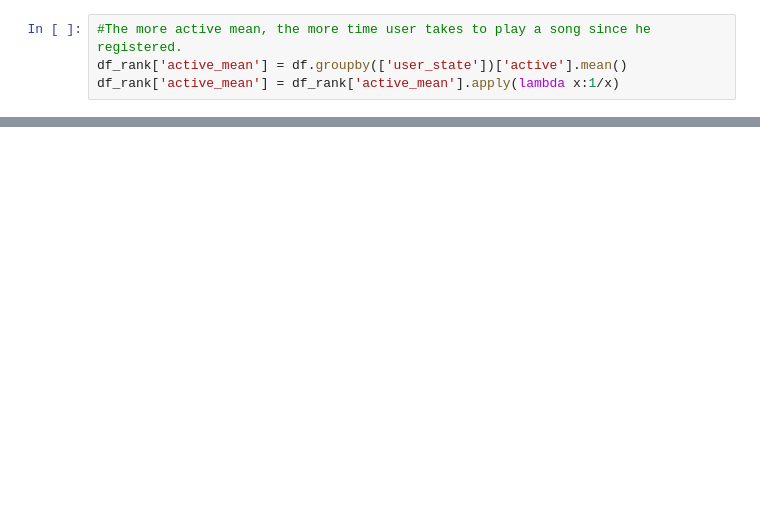
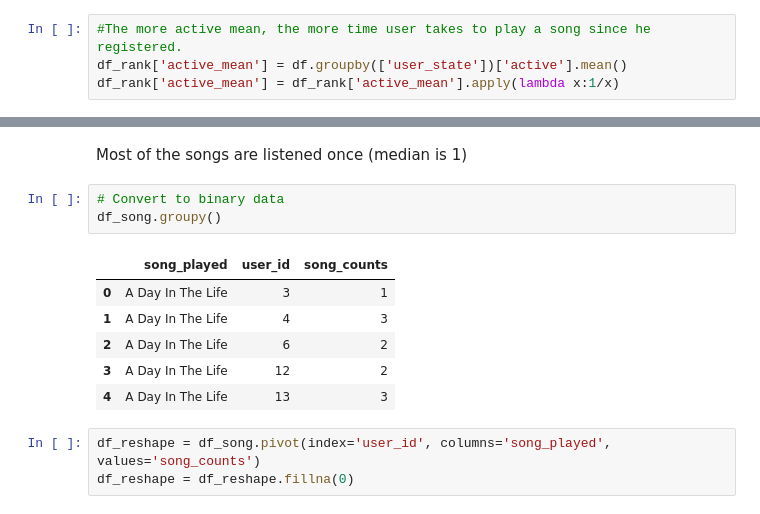
Before and after one commit to dipalira/DS-Challenges, a Jupyter notebook: Song Recommendation/Song Challenge Recommendation.ipynb, the cells around one changed output, grey strips where cells are left out. Cells and saved outputs as stored; diff of their text form; blank space fills up the shorter version.

```diff
--- a/Song Recommendation/Song Challenge Recommendation.ipynb
+++ b/Song Recommendation/Song Challenge Recommendation.ipynb
@@ -95,0 +112,15 @@ df_rank.sort_
+# %% [markdown]
+Most of the songs are listened once (median is 1)
+# %%
+# Convert to binary data
+df_song.groupy()
+# %% [output]
+|  | song_played | user_id | song_counts |
+| 0 | A Day In The Life | 3 | 1 |
+| 1 | A Day In The Life | 4 | 3 |
+| 2 | A Day In The Life | 6 | 2 |
+| 3 | A Day In The Life | 12 | 2 |
+| 4 | A Day In The Life | 13 | 3 |
+# %%
+df_reshape = df_song.pivot(index='user_id', columns='song_played', values='song_counts')
+df_reshape = df_reshape.fillna(0)
```
Also changed, not shown: parts of 16 cells of this notebook.
